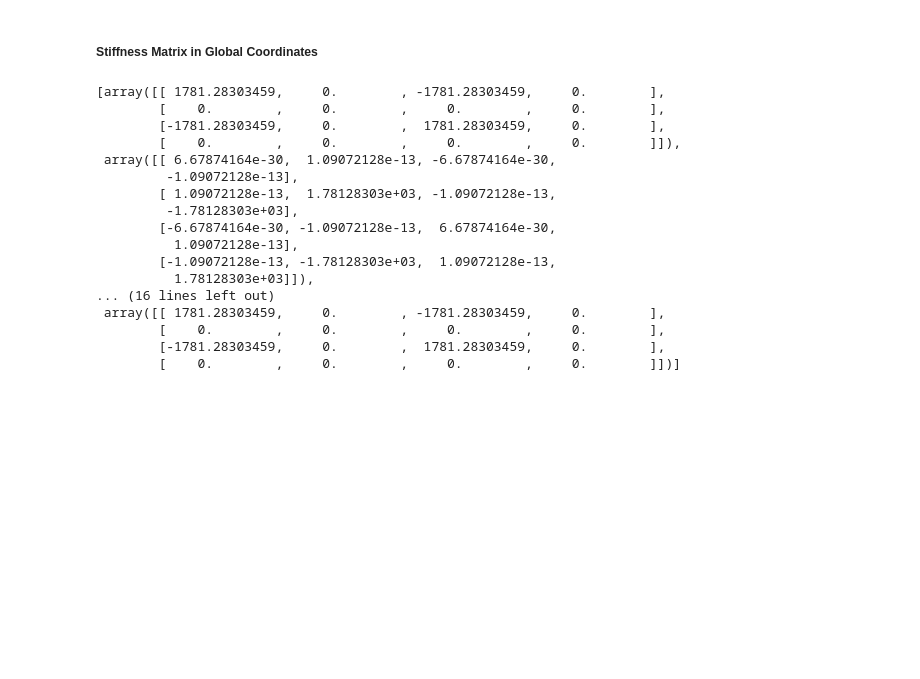
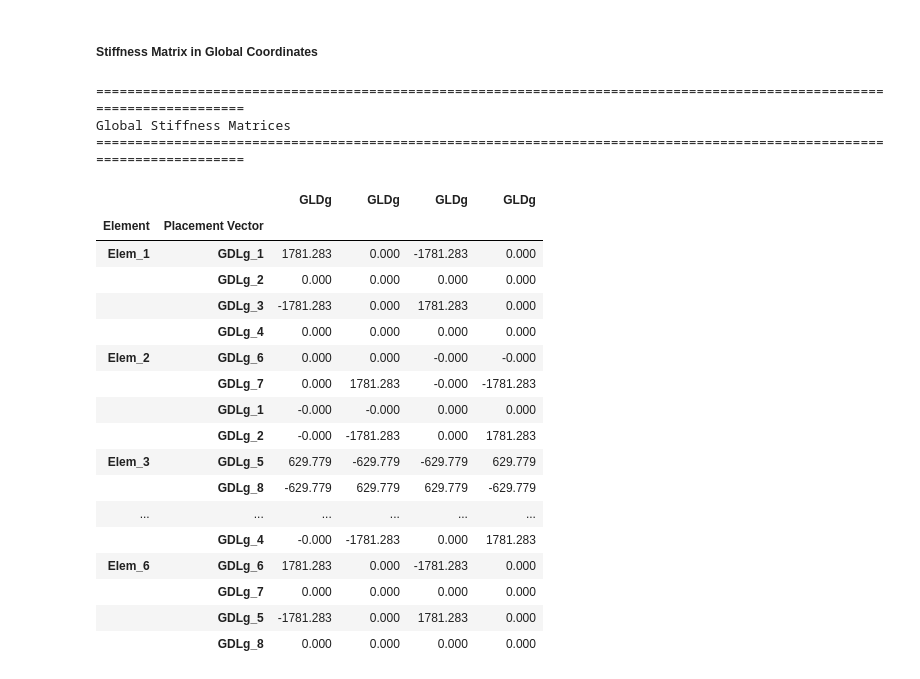
Before and after one commit to Normando1945/Repo_Maxtrix_Analisys, a Jupyter notebook: examples/Example_Truss.ipynb, the cells around one changed output. Drawn from its saved outputs; the diff is of its cells as text; code cells hidden in the pictures; blank space fills up the shorter version.

```diff
--- a/examples/Example_Truss.ipynb
+++ b/examples/Example_Truss.ipynb
@@ -110,27 +155,46 @@ T_all_df.head(len(T_all_df))
 # %% [markdown]
 ##### Stiffness Matrix in Global Coordinates
 # %%
-Keg_all = []
-for i in np.arange(0,n_elem,1):
-    Telem = structure.elements[i].transformation_ARM_matrix_2D()
-    Kelem = structure.elements[i].stiffness_matrix_ARM_AE()
-    Keg_all.append(Telem@Kelem@Telem.T)
-Keg_all
+Keg_all = []                                                                                                        # Empty list to store global element stiffness matrices
+for i in np.arange(0,n_elem,1):                                                                                     # Loop through each element
+    Telem = structure.elements[i].transformation_ARM_matrix_2D()                                                    # Transformation matrix of element i
+    Kelem = structure.elements[i].stiffness_matrix_ARM_AE()                                                         # Local stiffness matrix of element i
+    Keg_all.append(Telem@Kelem@Telem.T)                                                                             # Transform local stiffness matrix to global coordinates
+
+rows = pd.MultiIndex.from_tuples(                                                                                   # Create hierarchical index for global element matrices
+    [
+        (f'Elem_{e+1}', f'GDLg_{int(gdl)}')                                                                         # Element and global DOF labels
+        for e in range(n_elem)                                                                                      # Loop through each element
+        for gdl in Lee[e]                                                                                           # Loop through the placement vector of each element
+    ],
+    names=['Element', 'Placement Vector']                                                                           # Index level names
+)
+
+Keg_stack = np.vstack(Keg_all)                                                                                      # Stack all global element stiffness matrices
+Keg_stack_df = pd.DataFrame(Keg_stack, index=rows,columns=[f'GLDg' for i in range(Global_dof)])                     # Convert stacked matrices to DataFrame
+print("=" * 120)                                                                                                    # Print table separator
+print('Global Stiffness Matrices')                                                                                  # Print table title
+print("=" * 120)                                                                                                    # Print table separator
+Keg_stack_df.round(3)                                                                                               # Display rounded global element matrices
 # %% [output]
-[array([[ 1781.28303459,     0.        , -1781.28303459,     0.        ],
-        [    0.        ,     0.        ,     0.        ,     0.        ],
-        [-1781.28303459,     0.        ,  1781.28303459,     0.        ],
-        [    0.        ,     0.        ,     0.        ,     0.        ]]),
- array([[ 6.67874164e-30,  1.09072128e-13, -6.67874164e-30,
-         -1.09072128e-13],
-        [ 1.09072128e-13,  1.78128303e+03, -1.09072128e-13,
-         -1.78128303e+03],
-        [-6.67874164e-30, -1.09072128e-13,  6.67874164e-30,
-          1.09072128e-13],
-        [-1.09072128e-13, -1.78128303e+03,  1.09072128e-13,
-          1.78128303e+03]]),
-... (16 lines left out)
- array([[ 1781.28303459,     0.        , -1781.28303459,     0.        ],
-        [    0.        ,     0.        ,     0.        ,     0.        ],
-        [-1781.28303459,     0.        ,  1781.28303459,     0.        ],
-        [    0.        ,     0.        ,     0.        ,     0.        ]])]
+========================================================================================================================
+Global Stiffness Matrices
+========================================================================================================================
+|  |  | GLDg | GLDg | GLDg | GLDg |
+| Element | Placement Vector |  |  |  |  |
+| Elem_1 | GDLg_1 | 1781.283 | 0.000 | -1781.283 | 0.000 |
+|  | GDLg_2 | 0.000 | 0.000 | 0.000 | 0.000 |
+|  | GDLg_3 | -1781.283 | 0.000 | 1781.283 | 0.000 |
+|  | GDLg_4 | 0.000 | 0.000 | 0.000 | 0.000 |
+| Elem_2 | GDLg_6 | 0.000 | 0.000 | -0.000 | -0.000 |
+|  | GDLg_7 | 0.000 | 1781.283 | -0.000 | -1781.283 |
+|  | GDLg_1 | -0.000 | -0.000 | 0.000 | 0.000 |
+|  | GDLg_2 | -0.000 | -1781.283 | 0.000 | 1781.283 |
+| Elem_3 | GDLg_5 | 629.779 | -629.779 | -629.779 | 629.779 |
+|  | GDLg_8 | -629.779 | 629.779 | 629.779 | -629.779 |
+| ... | ... | ... | ... | ... | ... |
+|  | GDLg_4 | -0.000 | -1781.283 | 0.000 | 1781.283 |
+| Elem_6 | GDLg_6 | 1781.283 | 0.000 | -1781.283 | 0.000 |
+|  | GDLg_7 | 0.000 | 0.000 | 0.000 | 0.000 |
+|  | GDLg_5 | -1781.283 | 0.000 | 1781.283 | 0.000 |
+|  | GDLg_8 | 0.000 | 0.000 | 0.000 | 0.000 |
```
Also changed, not shown: parts of 18 cells of this notebook, 3 other files.
